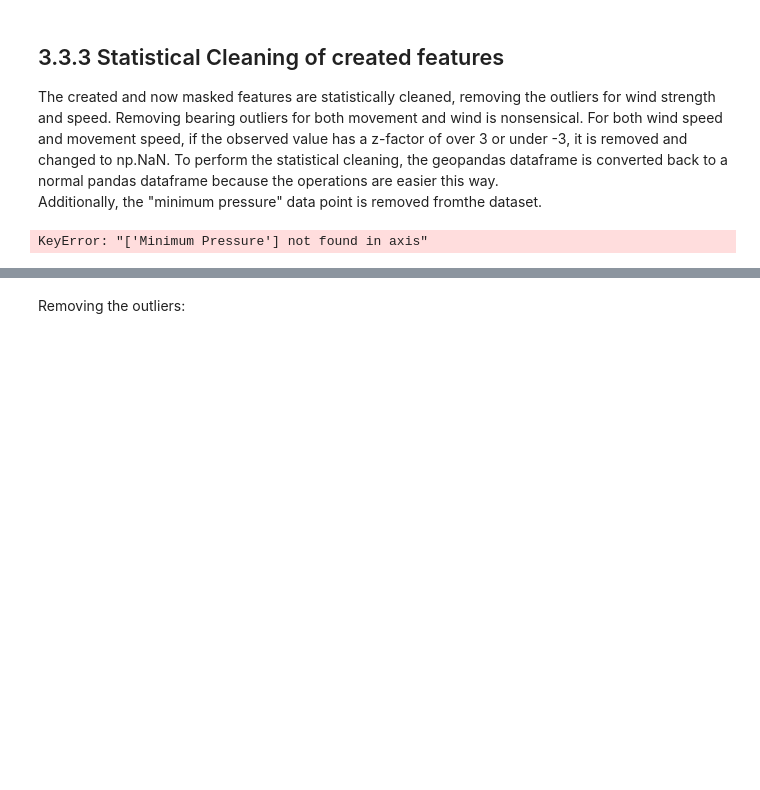
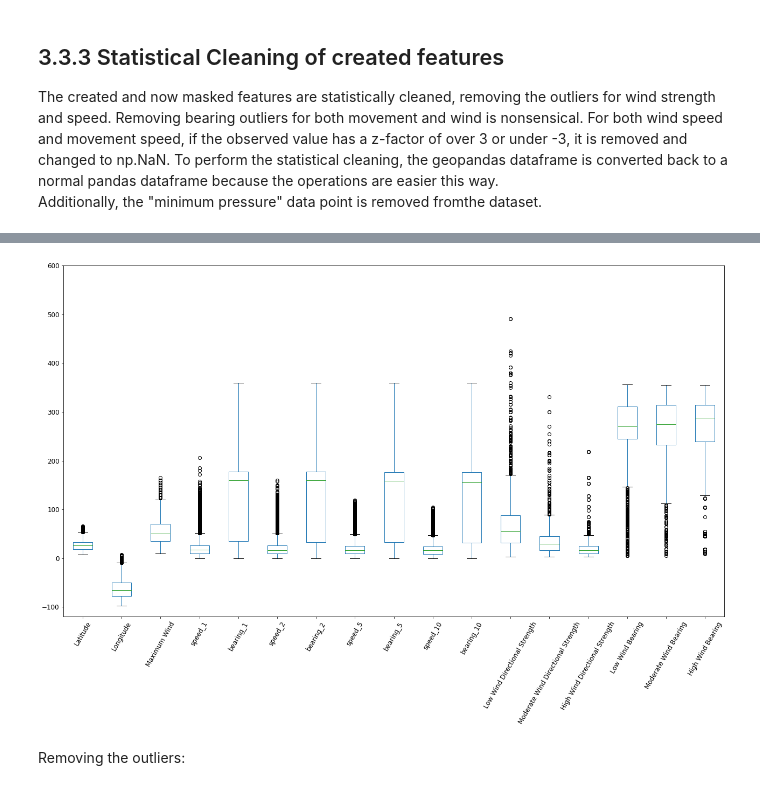
Before and after one commit to simon-donike/eot_machine_learning, a Jupyter notebook: hurricanes.ipynb, the cells around one changed output, grey strips where cells are left out. Cells and saved outputs as stored; diff of their text form; code cells hidden in the pictures; blank space fills up the shorter version.

```diff
--- a/hurricanes.ipynb
+++ b/hurricanes.ipynb
@@ -629,9 +629,7 @@ Additionally, the "minimum pressure" data point is removed fromthe dataset.
 data = pd.DataFrame(gdf)
 # remove geom column left over from gpd
 data = data.drop(["geometry","Minimum Pressure","Event","Status"],axis=1)
-data = data.drop(["Minimum Pressure"],axis=1)
 # plot boxplot and show info
 data.plot(kind="box",figsize=(22,12),rot=60,ylim=((-120,600)),fontsize='large')
 data.describe()
 # %% [output]
-KeyError: "['Minimum Pressure'] not found in axis"
@@ -638,3 +645,4 @@ KeyError: "['Minimum Pressure'] not found in axis"
+[figure, added]
 # %% [markdown]
 Removing the outliers:
 # %%
```
Also changed, not shown: parts of 6 cells of this notebook.
